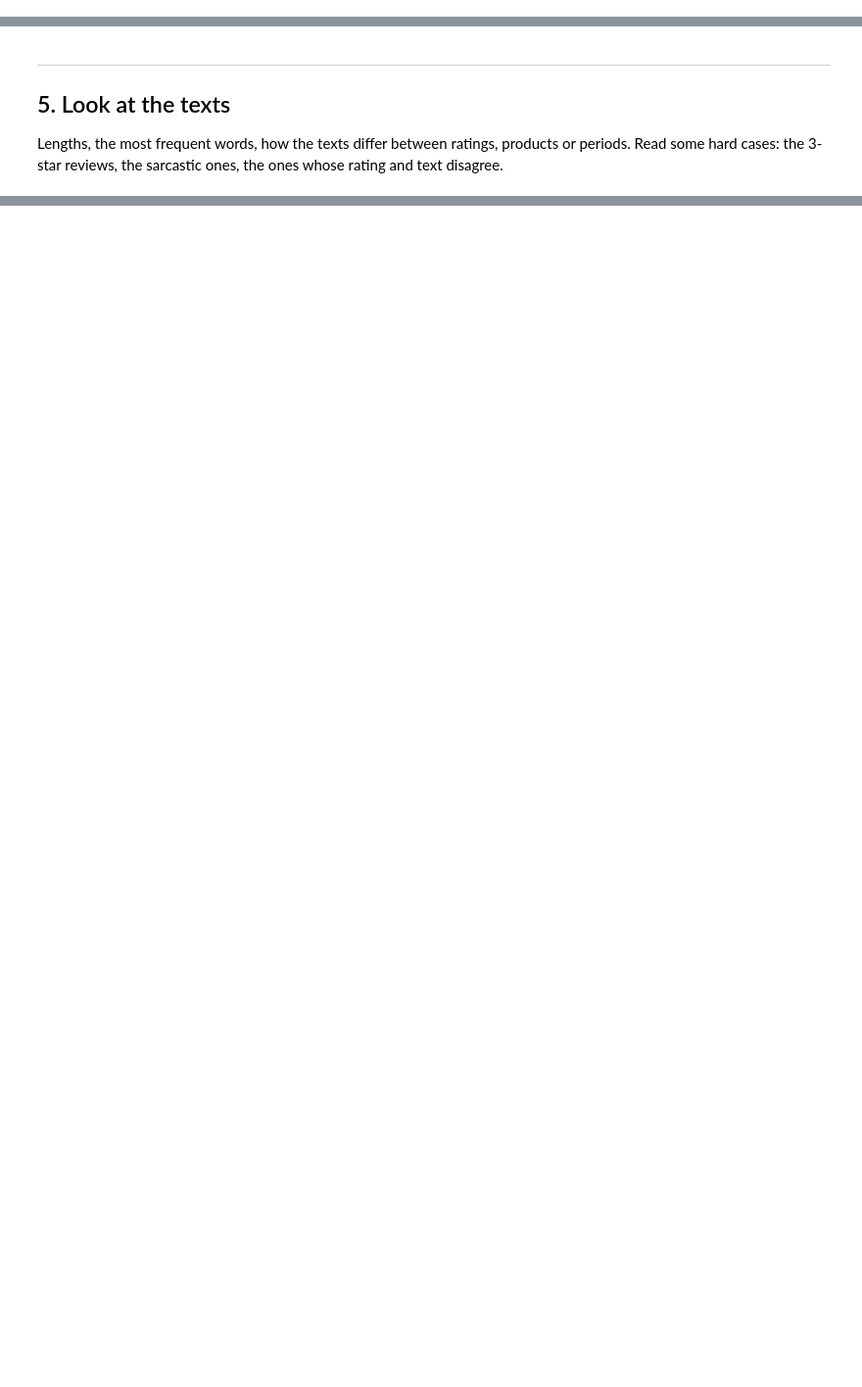
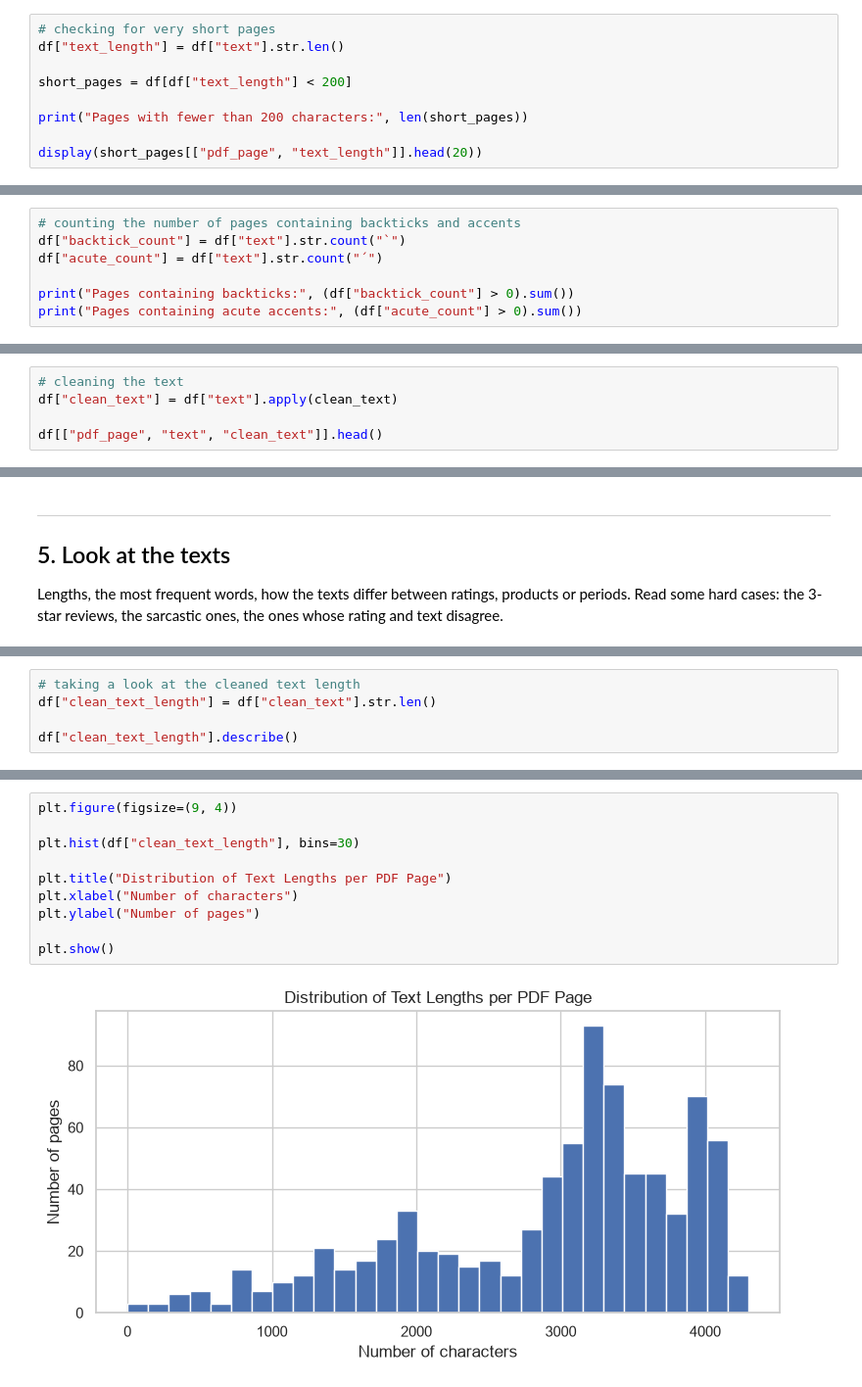
Before and after one commit to zoedoucet/project-3-ai-product, a Jupyter notebook: notebooks/01_framing_and_baseline.ipynb, the cells around one changed output, grey strips where cells are left out. Shown at 98% size. Drawn from its saved outputs; the diff is of its cells as text; blank space fills up the shorter version.

Commit message:
dataset exploration and cleaning started

```diff
--- a/notebooks/01_framing_and_baseline.ipynb
+++ b/notebooks/01_framing_and_baseline.ipynb
@@ -59,0 +171,9 @@ Empty and very short texts, HTML (`<br />`, `&#34;`), duplicates, texts in other
+# %%
+# checking for very short pages
+df["text_length"] = df["text"].str.len()
+
+short_pages = df[df["text_length"] < 200]
+
+print("Pages with fewer than 200 characters:", len(short_pages))
+
+display(short_pages[["pdf_page", "text_length"]].head(20))
@@ -59,0 +260,7 @@ Empty and very short texts, HTML (`<br />`, `&#34;`), duplicates, texts in other
+# %%
+# counting the number of pages containing backticks and accents
+df["backtick_count"] = df["text"].str.count("`")
+df["acute_count"] = df["text"].str.count("´")
+
+print("Pages containing backticks:", (df["backtick_count"] > 0).sum())
+print("Pages containing acute accents:", (df["acute_count"] > 0).sum())
@@ -59,0 +359,5 @@ Empty and very short texts, HTML (`<br />`, `&#34;`), duplicates, texts in other
+# %%
+# cleaning the text
+df["clean_text"] = df["text"].apply(clean_text)
+
+df[["pdf_page", "text", "clean_text"]].head()
@@ -72,0 +417,5 @@ Skip this section on the LLM track.
+# %%
+# taking a look at the cleaned text length
+df["clean_text_length"] = df["clean_text"].str.len()
+
+df["clean_text_length"].describe()
@@ -72,0 +432,12 @@ Skip this section on the LLM track.
+# %%
+plt.figure(figsize=(9, 4))
+
+plt.hist(df["clean_text_length"], bins=30)
+
+plt.title("Distribution of Text Lengths per PDF Page")
+plt.xlabel("Number of characters")
+plt.ylabel("Number of pages")
+
+plt.show()
+# %% [output]
+[figure, added]
```
Also changed, not shown: parts of 44 cells of this notebook.
